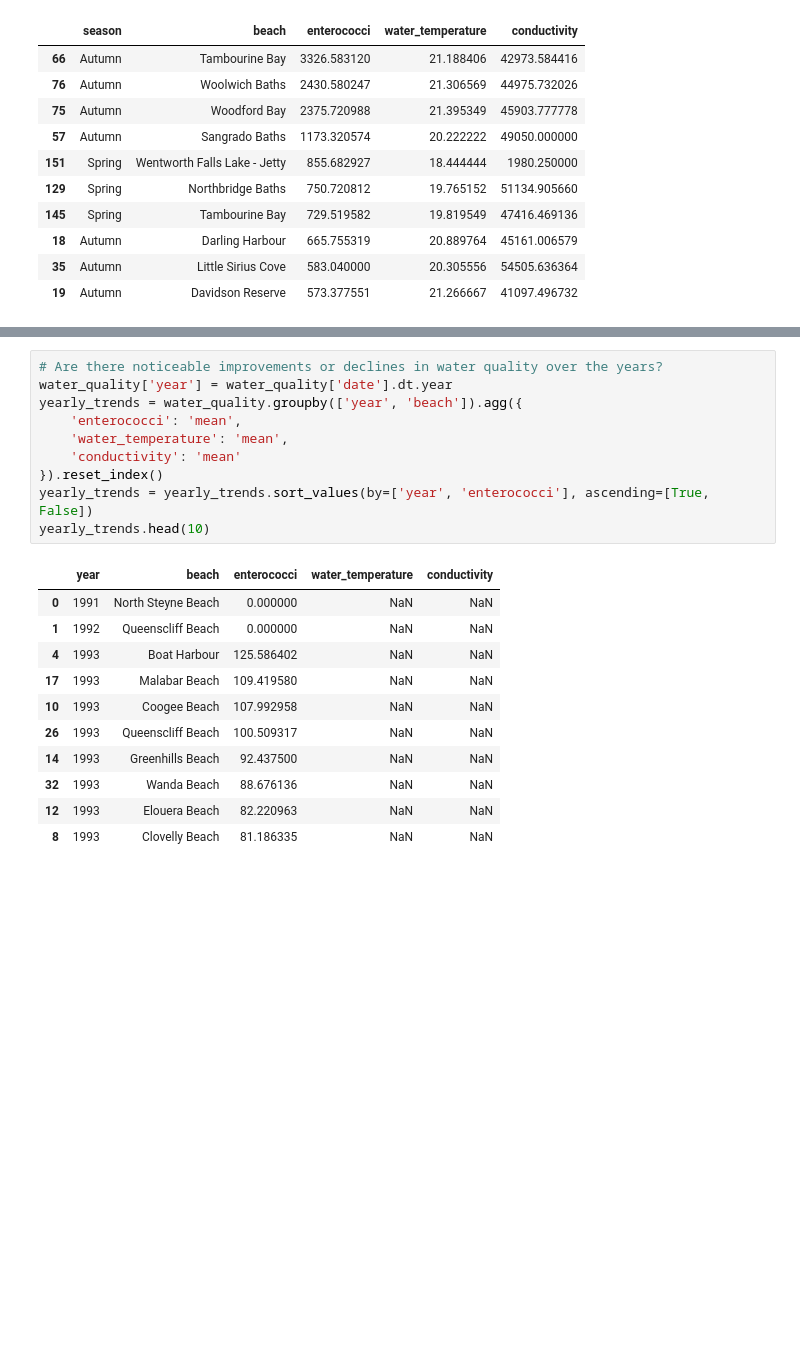
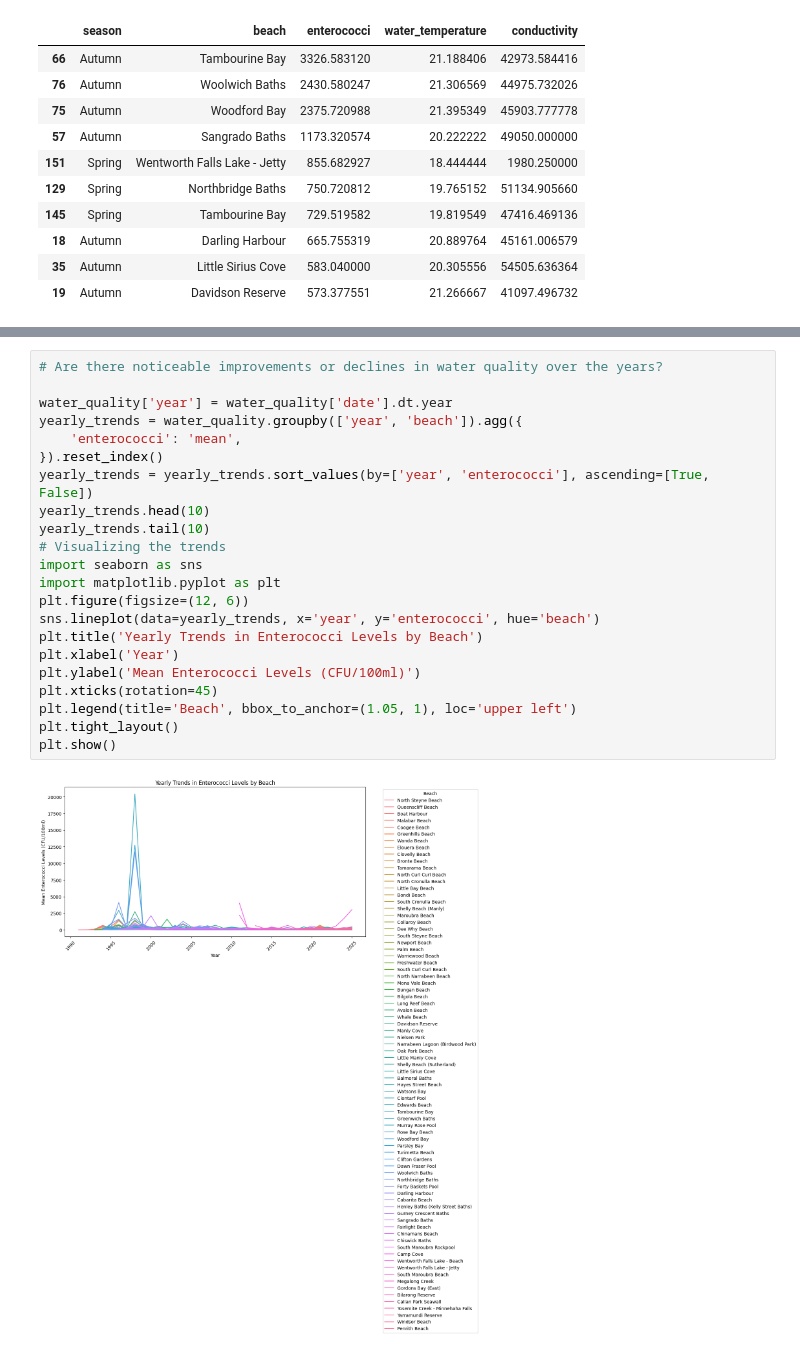
Before and after one commit to ipktpz/beach_water_quality, a Jupyter notebook: sydney_water_quality.ipynb, the cells around one changed output, grey strips where cells are left out. Cells and saved outputs as stored; diff of their text form; blank space fills up the shorter version.

```diff
--- a/sydney_water_quality.ipynb
+++ b/sydney_water_quality.ipynb
@@ -159,22 +162,24 @@ weather_effects.head(30)
 # %%
 # Are there noticeable improvements or declines in water quality over the years?
+
 water_quality['year'] = water_quality['date'].dt.year
 yearly_trends = water_quality.groupby(['year', 'beach']).agg({
     'enterococci': 'mean',
-    'water_temperature': 'mean',
-    'conductivity': 'mean'
 }).reset_index()
 yearly_trends = yearly_trends.sort_values(by=['year', 'enterococci'], ascending=[True, False])
 yearly_trends.head(10)
+yearly_trends.tail(10)
+# Visualizing the trends
+import seaborn as sns
+import matplotlib.pyplot as plt
+plt.figure(figsize=(12, 6))
+sns.lineplot(data=yearly_trends, x='year', y='enterococci', hue='beach')
+plt.title('Yearly Trends in Enterococci Levels by Beach')
+plt.xlabel('Year')
+plt.ylabel('Mean Enterococci Levels (CFU/100ml)')
+plt.xticks(rotation=45)
+plt.legend(title='Beach', bbox_to_anchor=(1.05, 1), loc='upper left')
+plt.tight_layout()
+plt.show()
 # %% [output]
-|  | year | beach | enterococci | water_temperature | conductivity |
-| 0 | 1991 | North Steyne Beach | 0.000000 | NaN | NaN |
-| 1 | 1992 | Queenscliff Beach | 0.000000 | NaN | NaN |
-| 4 | 1993 | Boat Harbour | 125.586402 | NaN | NaN |
-| 17 | 1993 | Malabar Beach | 109.419580 | NaN | NaN |
-| 10 | 1993 | Coogee Beach | 107.992958 | NaN | NaN |
-| 26 | 1993 | Queenscliff Beach | 100.509317 | NaN | NaN |
-| 14 | 1993 | Greenhills Beach | 92.437500 | NaN | NaN |
-| 32 | 1993 | Wanda Beach | 88.676136 | NaN | NaN |
-| 12 | 1993 | Elouera Beach | 82.220963 | NaN | NaN |
-| 8 | 1993 | Clovelly Beach | 81.186335 | NaN | NaN |
+[figure, added]
```
Also changed, not shown: parts of 17 cells of this notebook, 2 other files.
